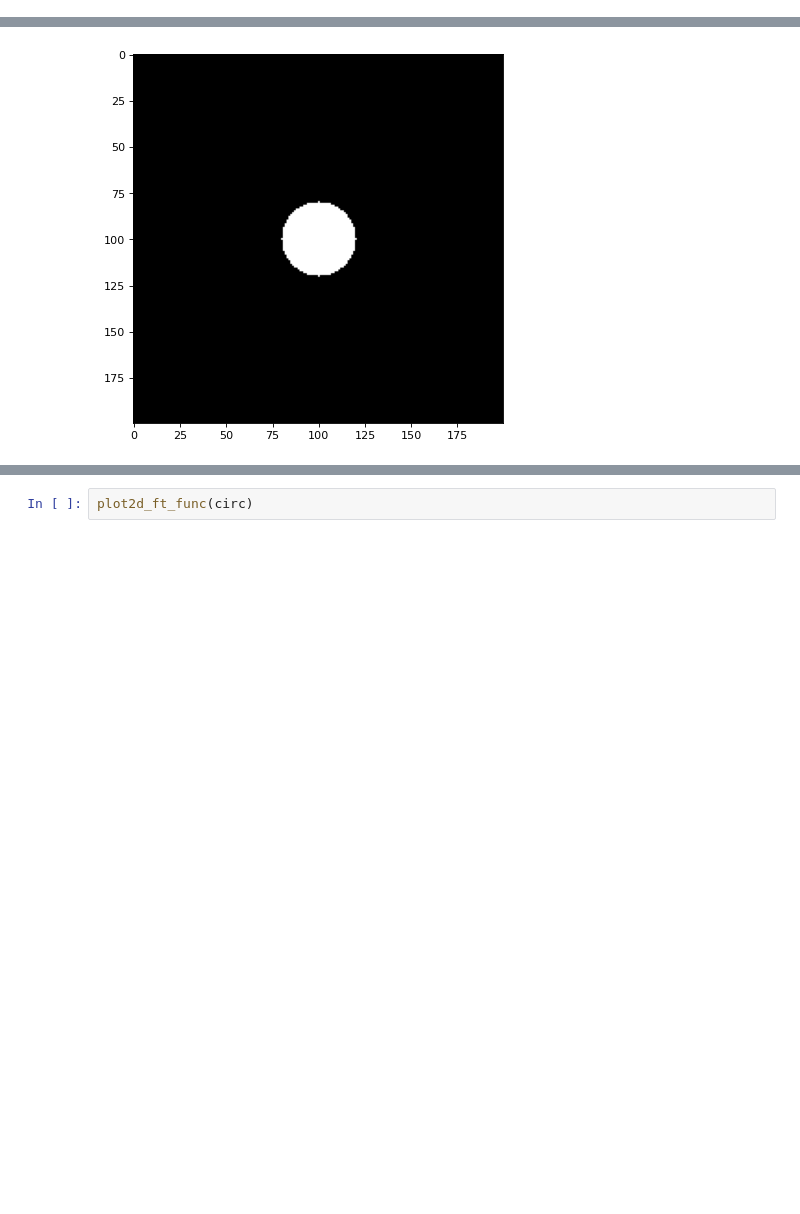
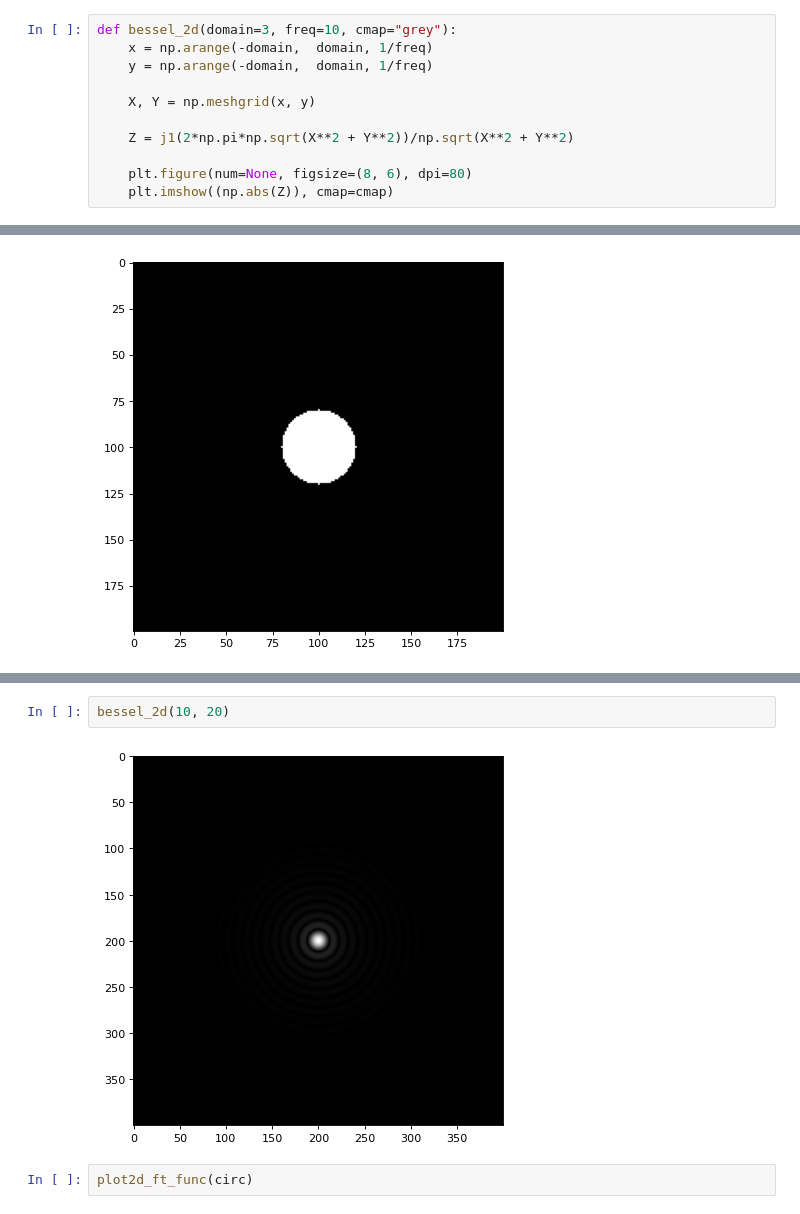
Before and after one commit to JuanHaunted/Fourier_Optics, a Jupyter notebook: Fourier_Transforms/code/ft.ipynb, the cells around one changed output, grey strips where cells are left out. Drawn from its saved outputs; the diff is of its cells as text; blank space fills up the shorter version.

Commit message:
Included Bessel Function

```diff
--- a/Fourier_Transforms/code/ft.ipynb
+++ b/Fourier_Transforms/code/ft.ipynb
@@ -20,6 +21,17 @@ def circle_array(radius, size, freq = 10, plot=False):
         plt.imshow(circle, cmap='gray')
 
     return circle
+# %%
+def bessel_2d(domain=3, freq=10, cmap="grey"):
+    x = np.arange(-domain,  domain, 1/freq)
+    y = np.arange(-domain,  domain, 1/freq)
+
+    X, Y = np.meshgrid(x, y)
+
+    Z = j1(2*np.pi*np.sqrt(X**2 + Y**2))/np.sqrt(X**2 + Y**2)
+
+    plt.figure(num=None, figsize=(8, 6), dpi=80)
+    plt.imshow((np.abs(Z)), cmap=cmap)
 # %%
 def plot2d_ft(signal):
     ft = np.fft.fftshift(np.fft.fft2(signal))
@@ -60,3 +72,7 @@ plot2d_ft(circ)
+# %%
+bessel_2d(10, 20)
+# %% [output]
+[figure, added]
 # %%
 plot2d_ft_func(circ)
 # %% [output]
```
Also changed, not shown: parts of 3 cells of this notebook.
